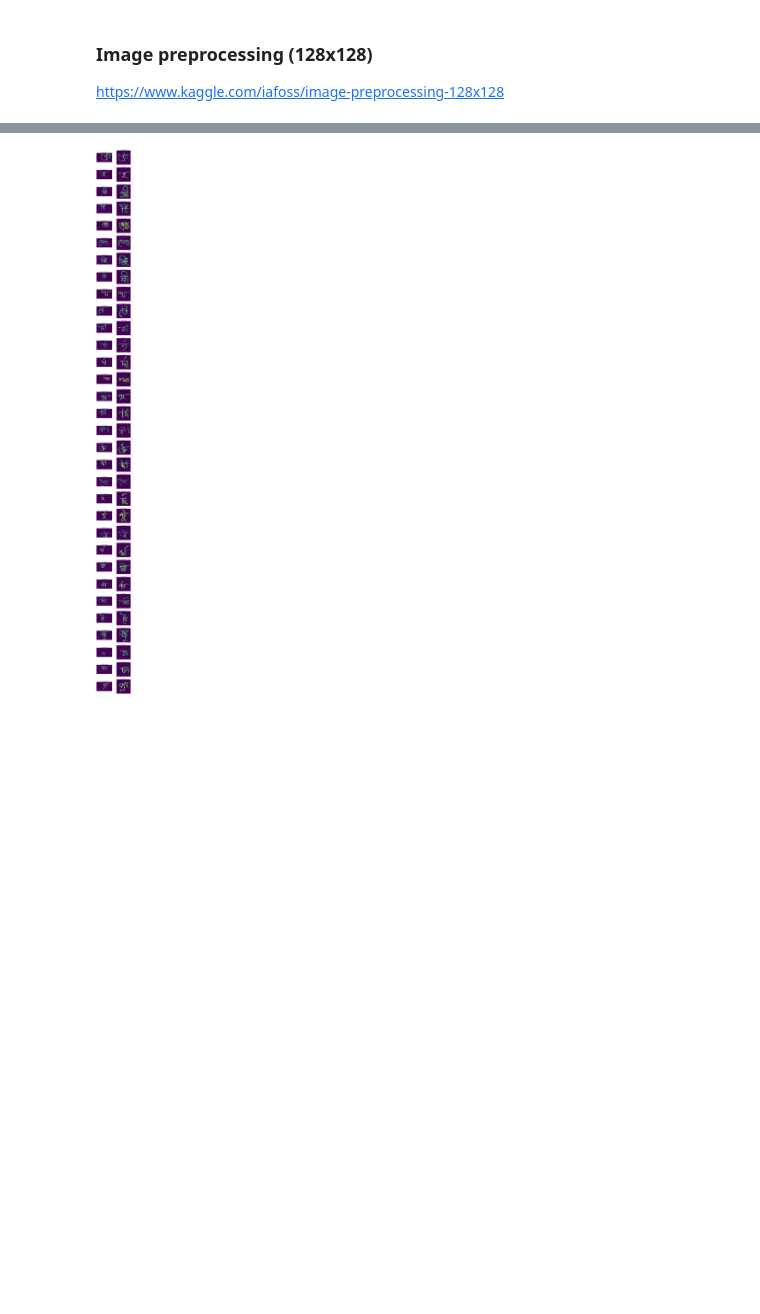
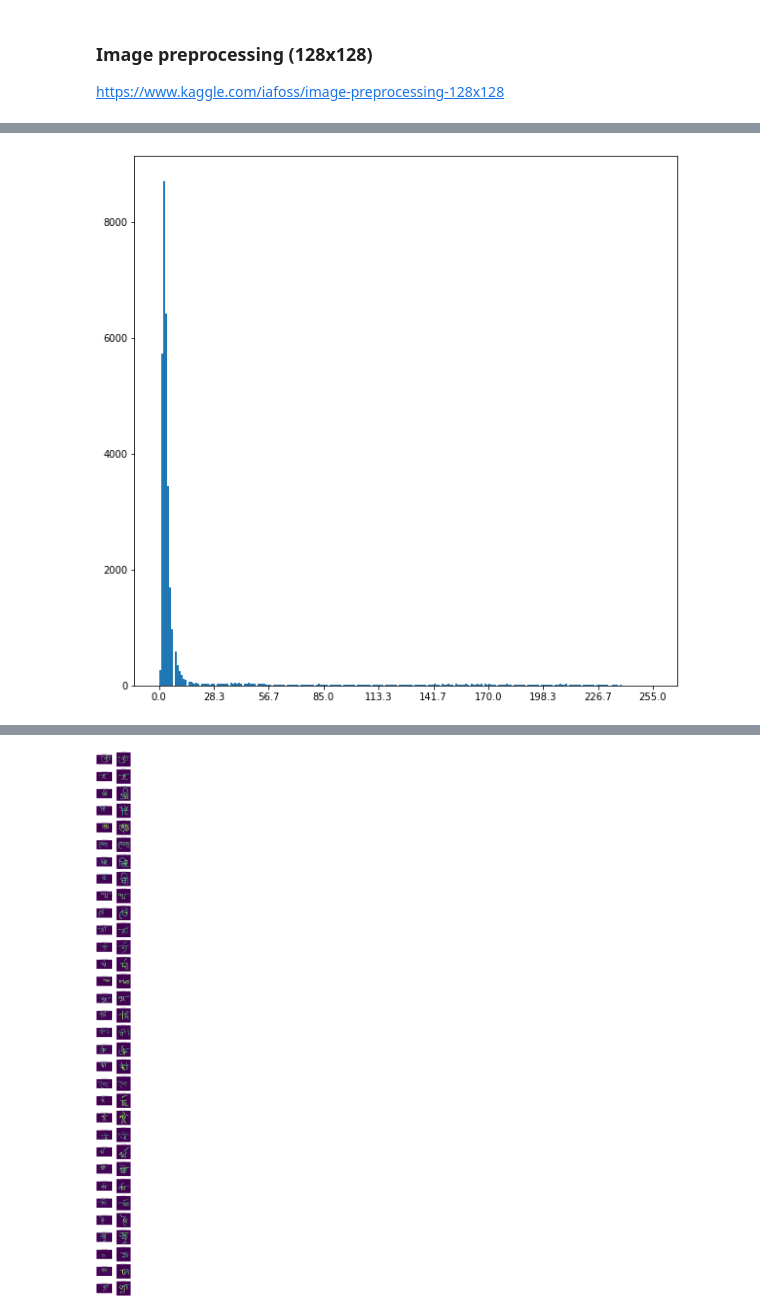
Before and after one commit to DaikiTanak/kaggle_bengaliai, a Jupyter notebook: notebooks/EDA.ipynb, the cells around one changed output, grey strips where cells are left out. Saved outputs shown, nothing was run; the diff lists cells and outputs as text; code cells hidden in the pictures; blank space fills up the shorter version.

```diff
--- a/notebooks/EDA.ipynb
+++ b/notebooks/EDA.ipynb
@@ -204,3 +358,14 @@ imgs, vowels, graphemes, consonants = load_pickle_images()
+# %%
+## image statistics
+for img in imgs[-1::-1]:
+    img = 255 - img
+    img1 = (img*(255.0/img.max())).astype(np.uint8)
+    fig = plt.figure(figsize=(10,10))
+    plt.hist(img1.flatten(), bins=255)
+    plt.xticks(np.linspace(0,255, 10))
+    break
+# %% [output]
+[figure, added]
 # %%
 def bbox(img):
     rows = np.any(img, axis=1)
```
Also changed, not shown: parts of 28 cells of this notebook, 45 other files.
